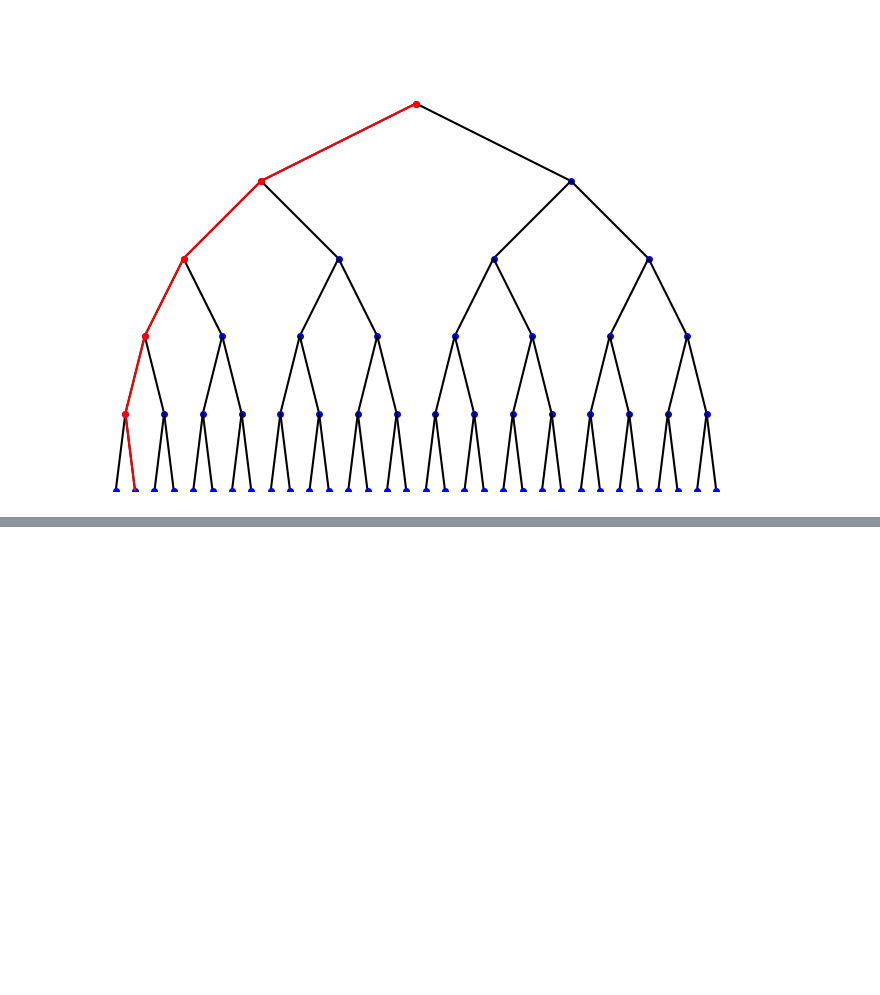
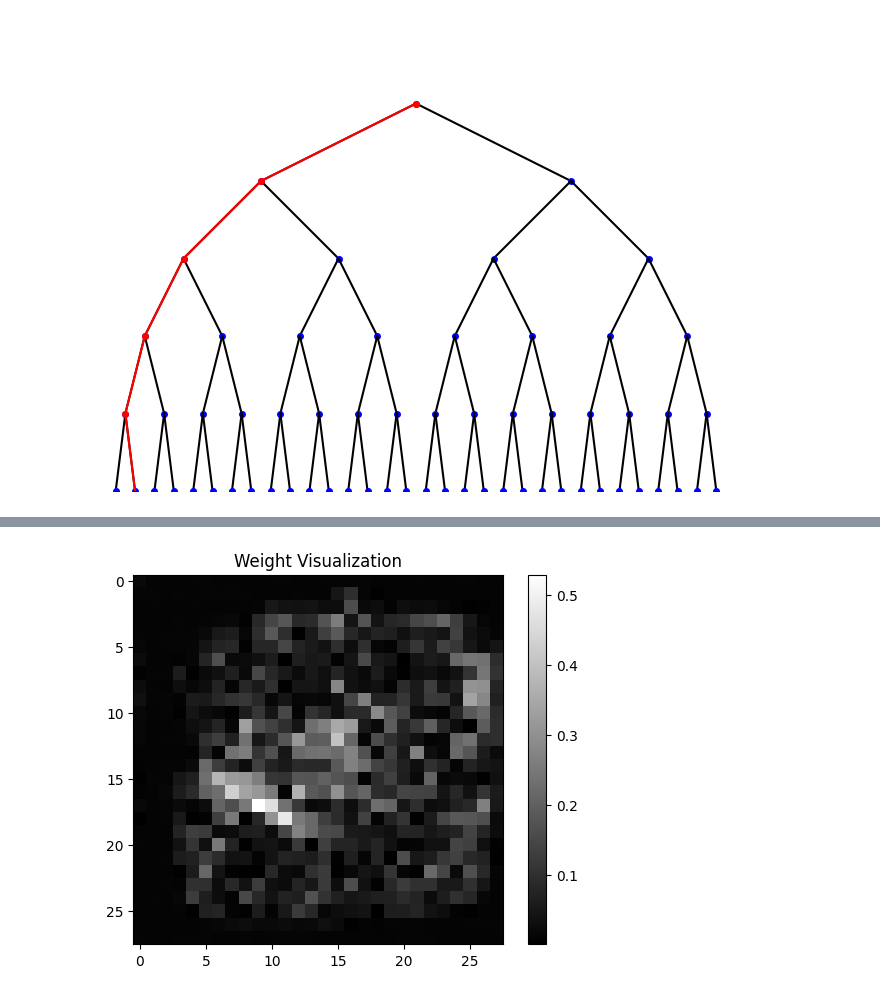
Before and after one commit to Ethan-Shapiro/Soft-Decision-Tree, a Jupyter notebook: model_viz.ipynb, the cells around one changed output, grey strips where cells are left out. Cells and saved outputs as stored; diff of their text form; code cells hidden in the pictures; blank space fills up the shorter version.

```diff
--- a/model_viz.ipynb
+++ b/model_viz.ipynb
@@ -300,0 +284,21 @@ plt.show()
+# %%
+weights = linear_layer_weights[:, :-1]
+
+selected_row = weights[1]  # Assuming you're interested in the first output neuron
+image_shape_weights = selected_row.reshape(28, 28)  # Reshaping to the MNIST image shape
+
+# Visualization
+plt.imshow(image_shape_weights, cmap='grey', interpolation='nearest')
+plt.colorbar()
+plt.title("Weight Visualization")
+plt.show()
+# node_outputs = [compute_node_output_with_activation(torch.flatten(torch.tensor(weights)), torch.flatten(x)).numpy() for x in zero_image]
+#
+# # Plotting
+# plt.plot(zero_image, node_outputs)
+# plt.xlabel('Input Feature Value')
+# plt.ylabel('Node Output')
+# plt.title('Node Output Across Input Feature Values')
+# plt.show()
+# %% [output]
+[figure, added]
```
Also changed, not shown: parts of 4 cells of this notebook.
